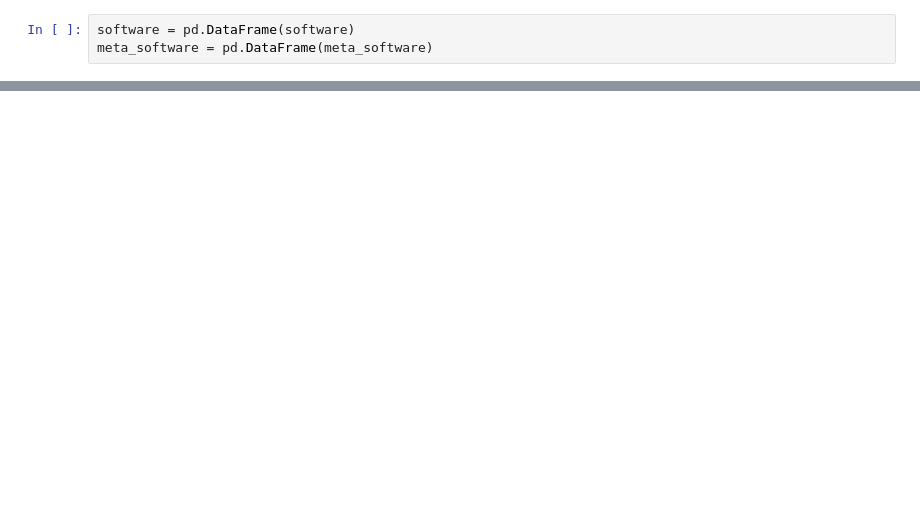
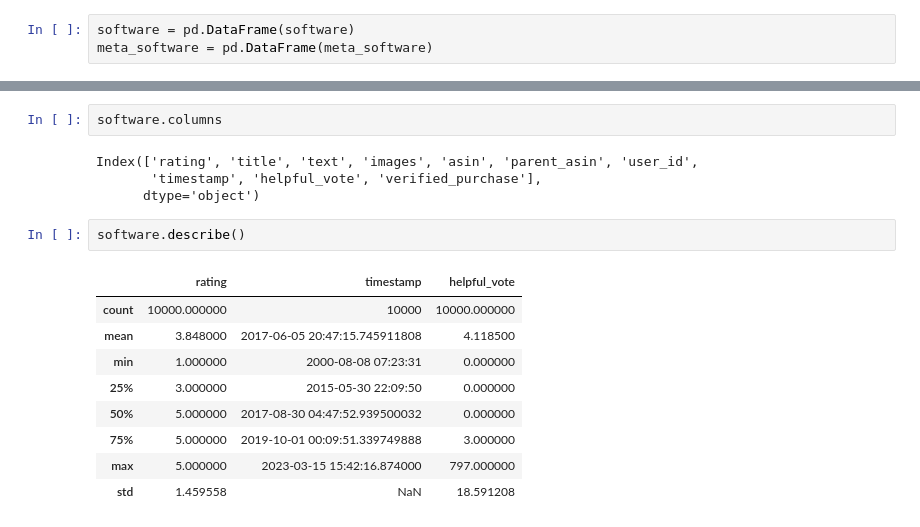
Before and after one commit to duymanh1606/Recommender-System-Using-Amazon-Reviews, a Jupyter notebook: notebook/analyze.ipynb, the cells around one changed output, grey strips where cells are left out. Saved outputs shown, nothing was run; the diff lists cells and outputs as text; blank space fills up the shorter version.

```diff
--- a/notebook/analyze.ipynb
+++ b/notebook/analyze.ipynb
@@ -56,0 +79,18 @@ df.head()
+# %%
+software.columns
+# %% [output]
+Index(['rating', 'title', 'text', 'images', 'asin', 'parent_asin', 'user_id',
+       'timestamp', 'helpful_vote', 'verified_purchase'],
+      dtype='object')
+# %%
+software.describe()
+# %% [output]
+|  | rating | timestamp | helpful_vote |
+| count | 10000.000000 | 10000 | 10000.000000 |
+| mean | 3.848000 | 2017-06-05 20:47:15.745911808 | 4.118500 |
+| min | 1.000000 | 2000-08-08 07:23:31 | 0.000000 |
+| 25% | 3.000000 | 2015-05-30 22:09:50 | 0.000000 |
+| 50% | 5.000000 | 2017-08-30 04:47:52.939500032 | 0.000000 |
+| 75% | 5.000000 | 2019-10-01 00:09:51.339749888 | 3.000000 |
+| max | 5.000000 | 2023-03-15 15:42:16.874000 | 797.000000 |
+| std | 1.459558 | NaN | 18.591208 |
```
Also changed, not shown: parts of 15 cells of this notebook, 4 other files.
